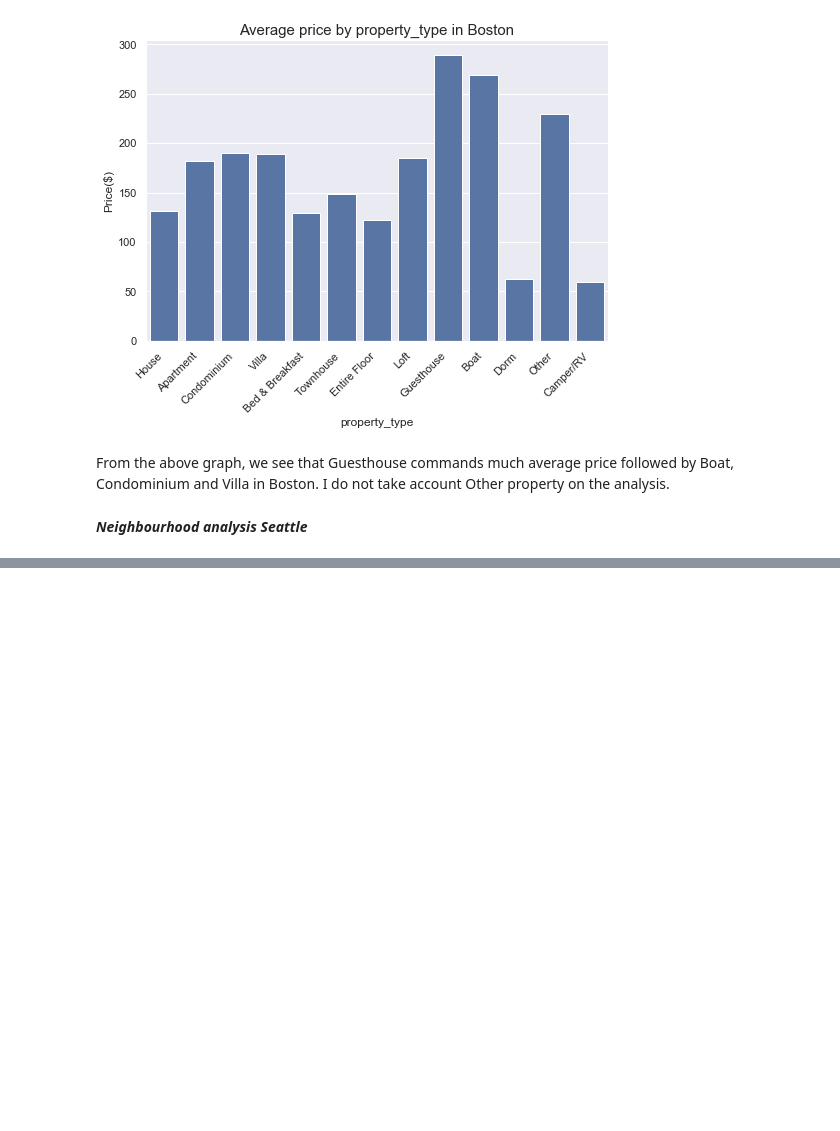
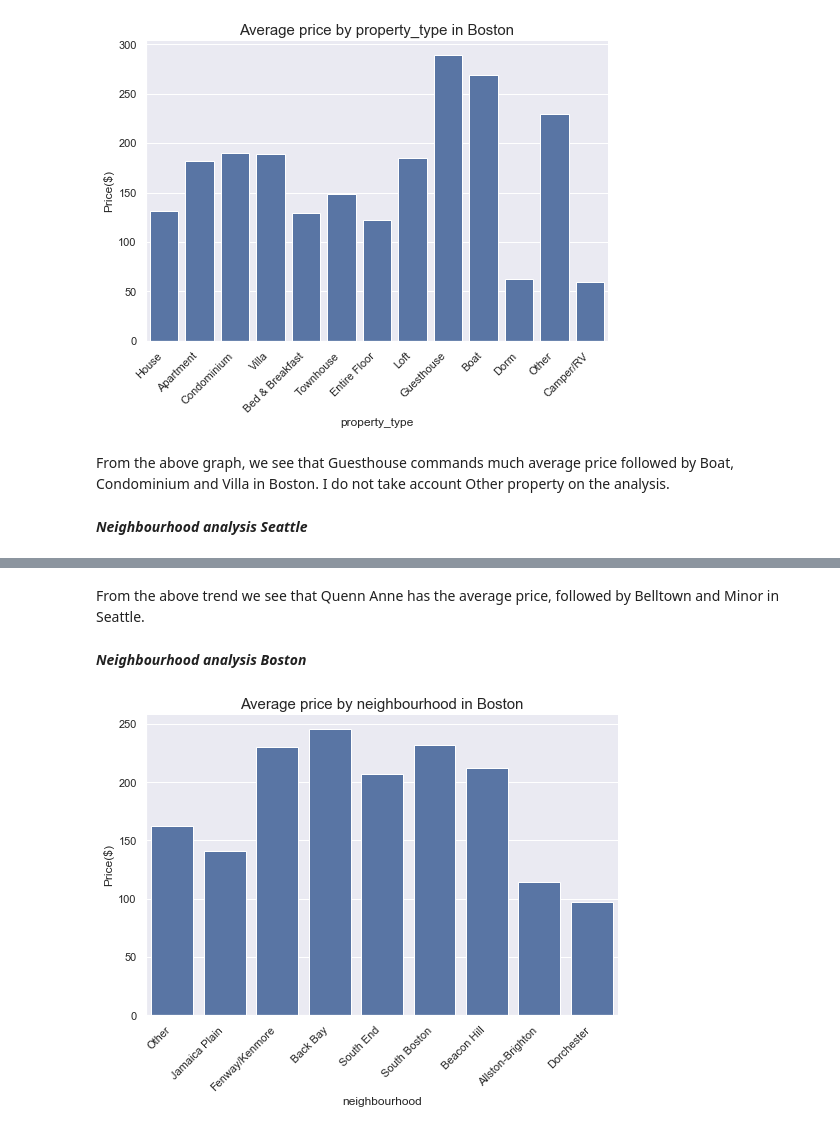
Before and after one commit to mamadcamzis/BostonSeatle, a Jupyter notebook: boston_seattle_blog.ipynb, the cells around one changed output, grey strips where cells are left out. Drawn from its saved outputs; the diff is of its cells as text; code cells hidden in the pictures; blank space fills up the shorter version.

```diff
--- a/boston_seattle_blog.ipynb
+++ b/boston_seattle_blog.ipynb
@@ -735,0 +740,8 @@ list(boston_list_modified)
+# %% [markdown]
+From the above trend we see that Quenn Anne has the average price, followed by Belltown and Minor in Seattle.
+# %% [markdown]
+***Neighbourhood analysis Boston***
+# %%
+plot_average_price_(boston_list_modified, 'neighbourhood', 'Boston')
+# %% [output]
+[figure, added]
```
Also changed, not shown: parts of 30 cells of this notebook.
